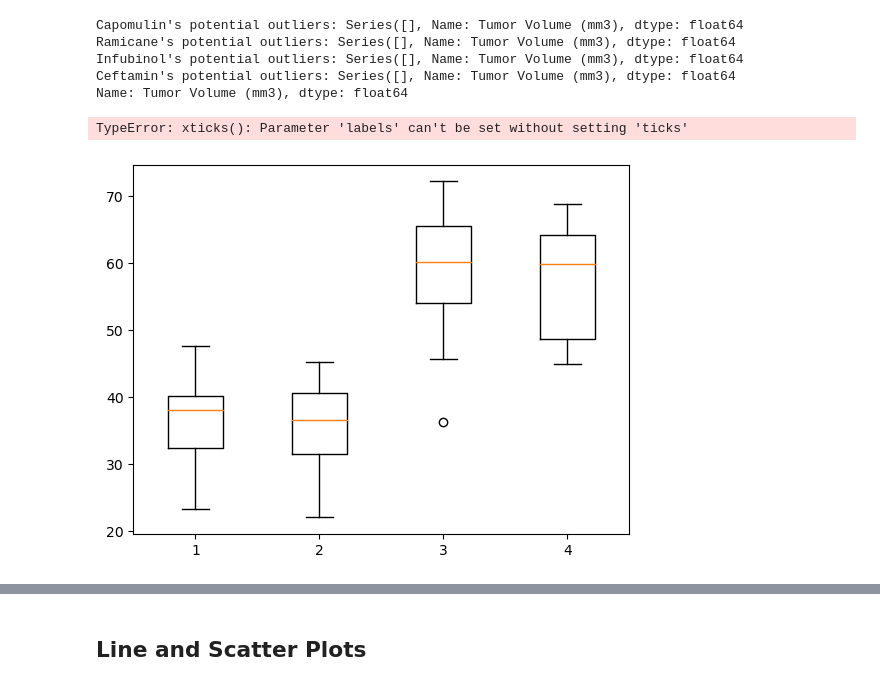
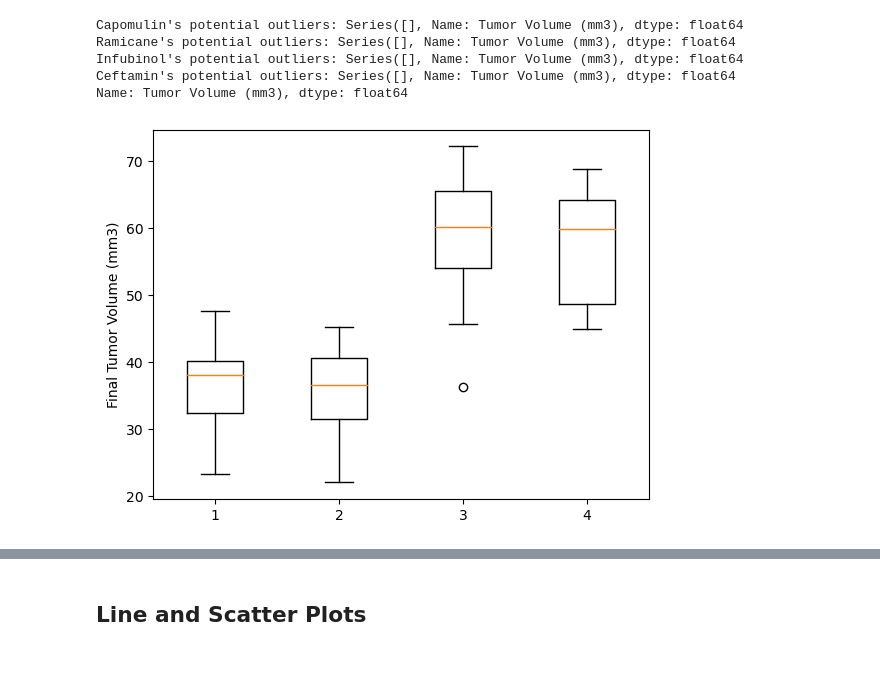
Before and after one commit to CONTEMPL8git/Challenge5, a Jupyter notebook: Pymaceuticals/pymaceuticals.ipynb, the cells around one changed output, grey strips where cells are left out. Saved outputs shown, nothing was run; the diff lists cells and outputs as text; code cells hidden in the pictures.

Commit message:
box plot worked on but not quite right, line and scatter done, correlation not done

```diff
--- a/Pymaceuticals/pymaceuticals.ipynb
+++ b/Pymaceuticals/pymaceuticals.ipynb
@@ -258,11 +258,9 @@ Name: Tumor Volume (mm3), dtype: float64
 # %%
 # Generate a box plot that shows the distrubution of the tumor volume for each treatment group.
 fig1, ax1 = plt.subplots()
-#ax1.set_ylabel('Reaction Time (ms)')
+ax1.set_ylabel("Final Tumor Volume (mm3)")
+
 ax1.boxplot(Tums)
-plt.xticks(ticks=None, labels=drugs, rotation ='vertical')
-plt.ylabel("Final Tumor Volume (mm3)", rotation=90)
 plt.show()
 # %% [output]
-TypeError: xticks(): Parameter 'labels' can't be set without setting 'ticks'
-[figure, old version]
+[figure, new version]
```
Also changed, not shown: parts of 5 cells of this notebook.
